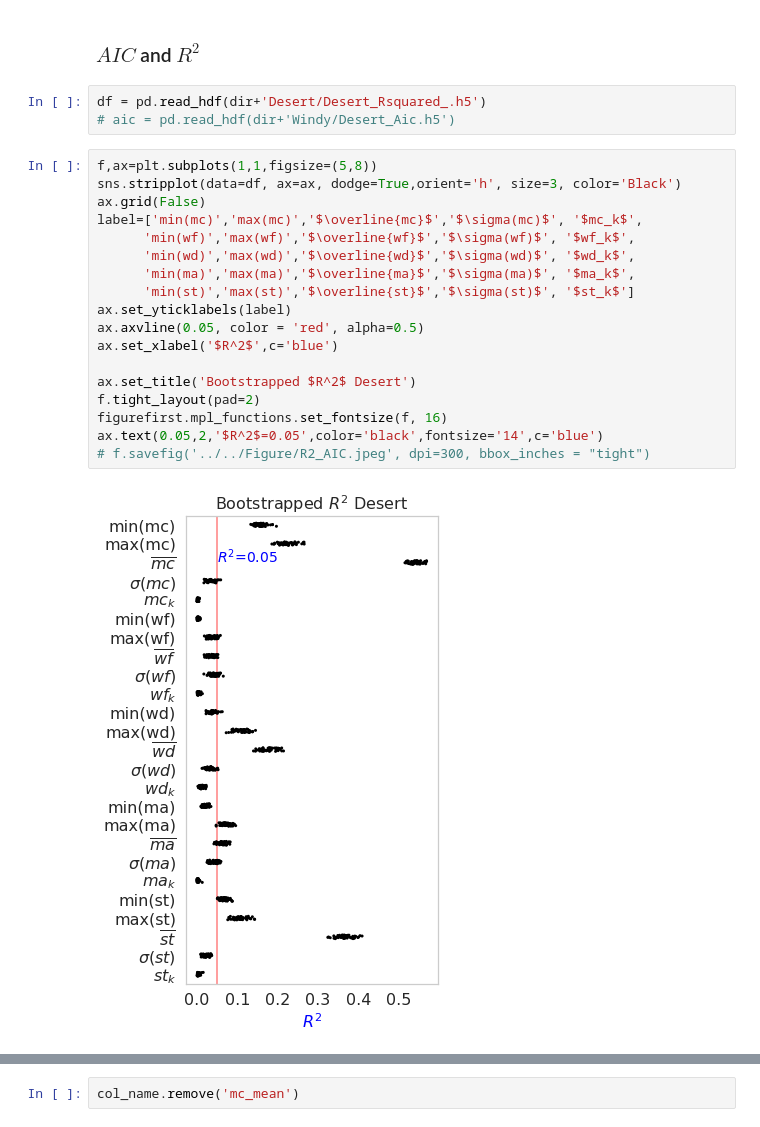
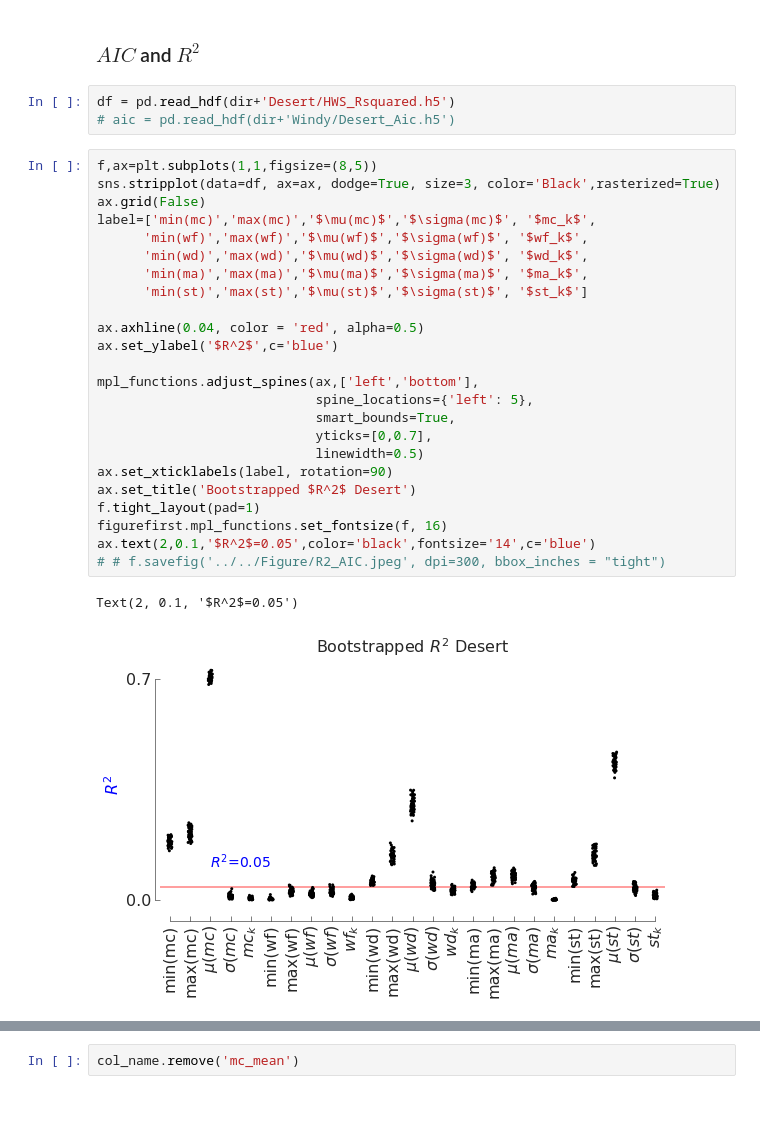
Before and after one commit to arunavanag591/odor_analysis, a Jupyter notebook: data_exploration/dataClassification.ipynb, the cells around one changed output, grey strips where cells are left out. Cells and saved outputs as stored; diff of their text form.

Commit message:
figure 5 added

```diff
--- a/data_exploration/dataClassification.ipynb
+++ b/data_exploration/dataClassification.ipynb
@@ -470,28 +407,35 @@ ypred = olsres.predict(x)
 # %% [markdown]
 ### $AIC$ and $R^2$
 # %%
-df = pd.read_hdf(dir+'Desert/Desert_Rsquared_.h5')
+df = pd.read_hdf(dir+'Desert/HWS_Rsquared.h5')
 # aic = pd.read_hdf(dir+'Windy/Desert_Aic.h5')
 # %%
-f,ax=plt.subplots(1,1,figsize=(5,8))
-sns.stripplot(data=df, ax=ax, dodge=True,orient='h', size=3, color='Black')
+f,ax=plt.subplots(1,1,figsize=(8,5))
+sns.stripplot(data=df, ax=ax, dodge=True, size=3, color='Black',rasterized=True)
 ax.grid(False)
-label=['min(mc)','max(mc)','$\overline{mc}$','$\sigma(mc)$', '$mc_k$',
-      'min(wf)','max(wf)','$\overline{wf}$','$\sigma(wf)$', '$wf_k$',
-      'min(wd)','max(wd)','$\overline{wd}$','$\sigma(wd)$', '$wd_k$',
-      'min(ma)','max(ma)','$\overline{ma}$','$\sigma(ma)$', '$ma_k$',
-      'min(st)','max(st)','$\overline{st}$','$\sigma(st)$', '$st_k$']
-ax.set_yticklabels(label)
-ax.axvline(0.05, color = 'red', alpha=0.5)
-ax.set_xlabel('$R^2$',c='blue')
+label=['min(mc)','max(mc)','$\mu(mc)$','$\sigma(mc)$', '$mc_k$',
+      'min(wf)','max(wf)','$\mu(wf)$','$\sigma(wf)$', '$wf_k$',
+      'min(wd)','max(wd)','$\mu(wd)$','$\sigma(wd)$', '$wd_k$',
+      'min(ma)','max(ma)','$\mu(ma)$','$\sigma(ma)$', '$ma_k$',
+      'min(st)','max(st)','$\mu(st)$','$\sigma(st)$', '$st_k$']
 
+ax.axhline(0.04, color = 'red', alpha=0.5)
+ax.set_ylabel('$R^2$',c='blue')
+
+mpl_functions.adjust_spines(ax,['left','bottom'],
+                            spine_locations={'left': 5},
+                            smart_bounds=True,
+                            yticks=[0,0.7],
+                            linewidth=0.5)
+ax.set_xticklabels(label, rotation=90)
 ax.set_title('Bootstrapped $R^2$ Desert')
-f.tight_layout(pad=2)
+f.tight_layout(pad=1)
 figurefirst.mpl_functions.set_fontsize(f, 16)
-ax.text(0.05,2,'$R^2$=0.05',color='black',fontsize='14',c='blue')
-# f.savefig('../../Figure/R2_AIC.jpeg', dpi=300, bbox_inches = "tight")
+ax.text(2,0.1,'$R^2$=0.05',color='black',fontsize='14',c='blue')
+# # f.savefig('../../Figure/R2_AIC.jpeg', dpi=300, bbox_inches = "tight")
 # %% [output]
+Text(2, 0.1, '$R^2$=0.05')
-[figure, old version]
+[figure, new version]
 # %%
 col_name=[]
 for i in range(len(df.columns)):
```
Also changed, not shown: parts of 21 cells of this notebook, 3 other files.
